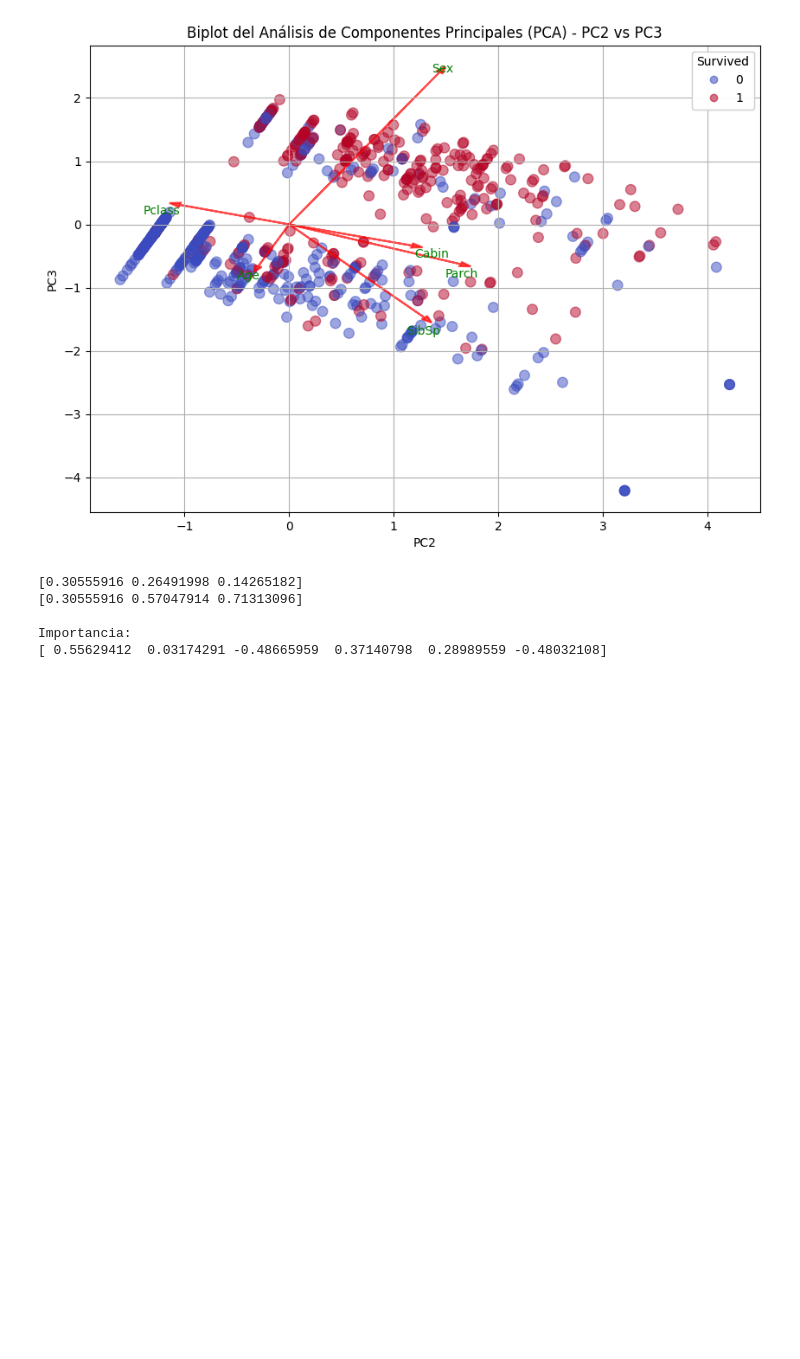
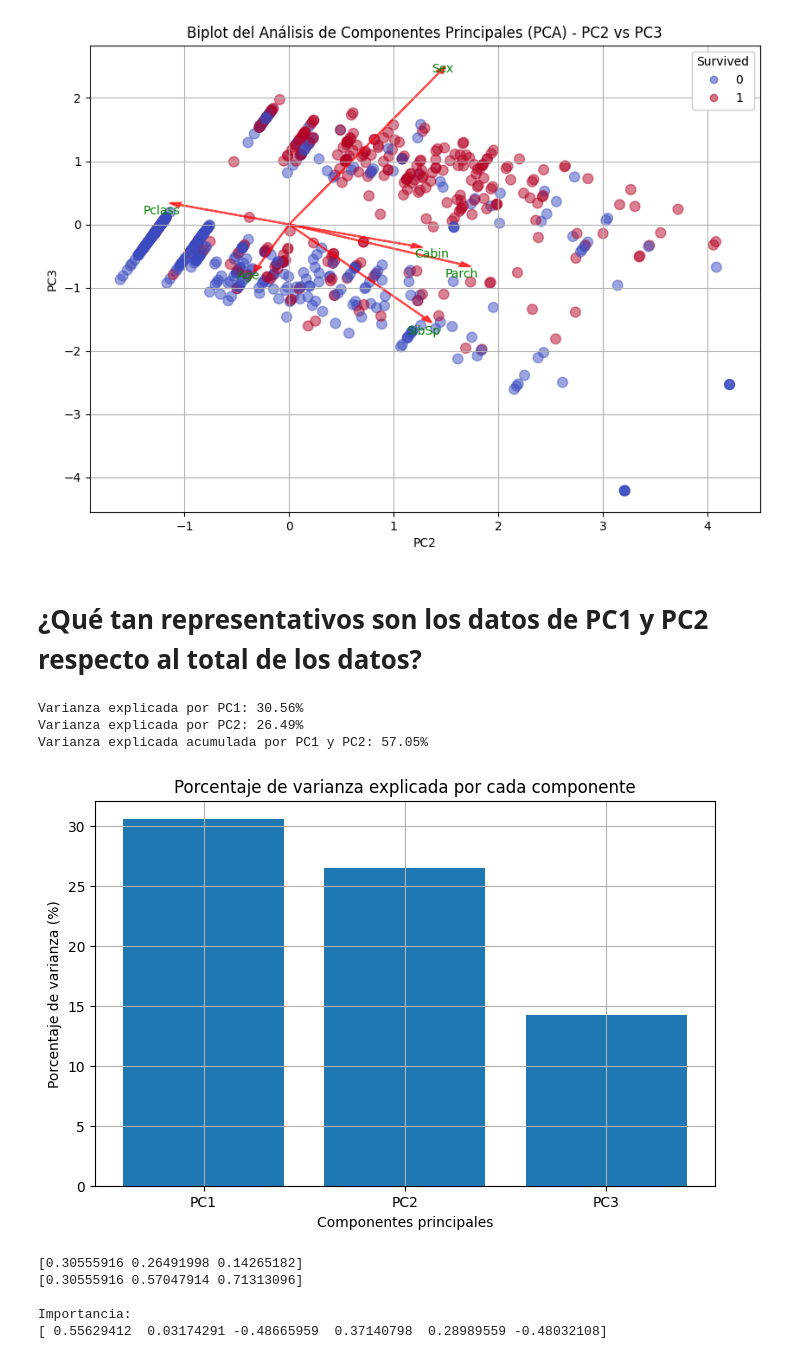
Before and after one commit to Apanizza197/AnalisisDeDatos, a Jupyter notebook: Practico_4/practico_4.ipynb, the cells around one changed output. Drawn from its saved outputs; the diff is of its cells as text; code cells hidden in the pictures; blank space fills up the shorter version.

```diff
--- a/Practico_4/practico_4.ipynb
+++ b/Practico_4/practico_4.ipynb
@@ -193,6 +193,35 @@ plt.title('Biplot del Análisis de Componentes Principales (PCA) - PC2 vs PC3')
 plt.show()
 # %% [output]
 [figure]
+# %% [markdown]
+# ¿Qué tan representativos son los datos de PC1 y PC2 respecto al total de los datos?
+# %%
+# Obtener la varianza explicada por cada componente
+varianza_explicada = pca.explained_variance_ratio_
+
+# Mostrar la varianza explicada por PC1 y PC2
+print(f"Varianza explicada por PC1: {varianza_explicada[0]:.2%}")
+print(f"Varianza explicada por PC2: {varianza_explicada[1]:.2%}")
+
+# Calcular varianza acumulada de PC1 y PC2
+varianza_acumulada = varianza_explicada[0] + varianza_explicada[1]
+print(f"Varianza explicada acumulada por PC1 y PC2: {varianza_acumulada:.2%}")
+
+# Visualización de la varianza explicada por cada componente
+import matplotlib.pyplot as plt
+
+plt.figure(figsize=(8, 5))
+plt.bar(range(1, len(varianza_explicada) + 1), varianza_explicada * 100, tick_label=[f'PC{i}' for i in range(1, len(varianza_explicada) + 1)])
+plt.title('Porcentaje de varianza explicada por cada componente')
+plt.xlabel('Componentes principales')
+plt.ylabel('Porcentaje de varianza (%)')
+plt.grid(True)
+plt.show()
+# %% [output]
+Varianza explicada por PC1: 30.56%
+Varianza explicada por PC2: 26.49%
+Varianza explicada acumulada por PC1 y PC2: 57.05%
+[figure, added]
 # %%
 print(pca.explained_variance_ratio_)
 print(pca.explained_variance_ratio_.cumsum())
```
Also changed, not shown: parts of 4 cells of this notebook.
